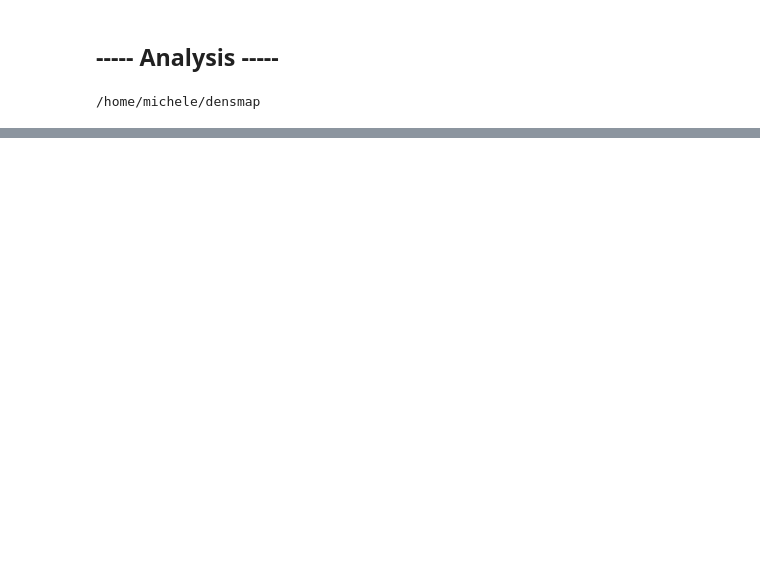
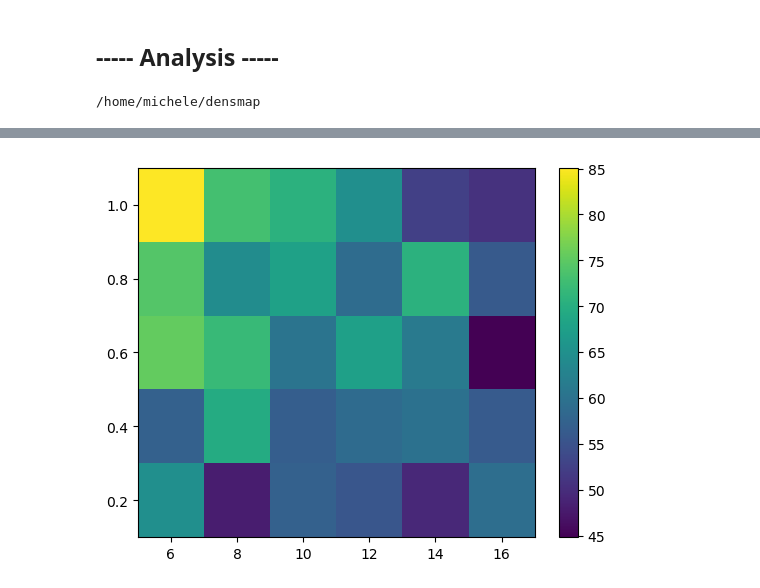
Before and after one commit to MicPellegrino/densmap, a Jupyter notebook: postprocessing-roughness.ipynb, the cells around one changed output, grey strips where cells are left out. Saved outputs shown, nothing was run; the diff lists cells and outputs as text; code cells hidden in the pictures; blank space fills up the shorter version.

```diff
--- a/postprocessing-roughness.ipynb
+++ b/postprocessing-roughness.ipynb
@@ -409,0 +460,8 @@ plt.show()
+# %%
+plt.pcolormesh(n_grid, a_grid, theta_fin_vec)
+# plt.matshow(theta_fin_vec)
+plt.colorbar()
+
+plt.show()
+# %% [output]
+[figure, added]
```
Also changed, not shown: parts of 5 cells of this notebook, 3 other files.
